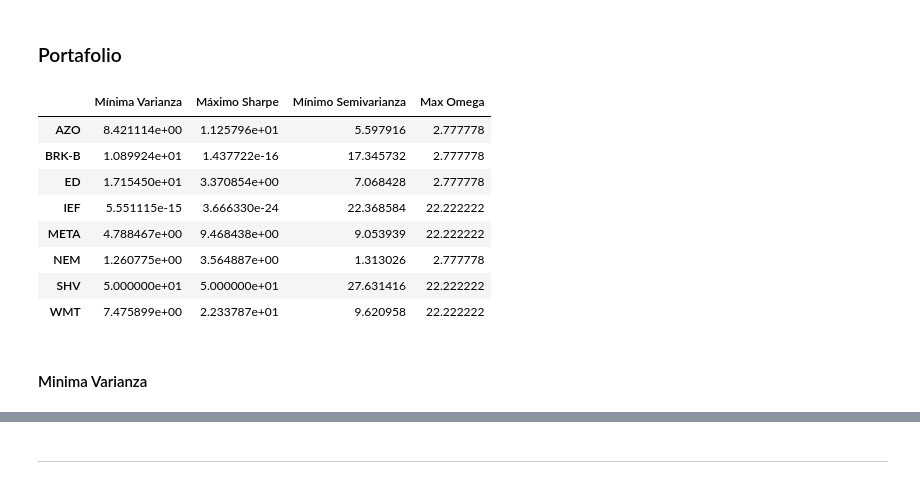
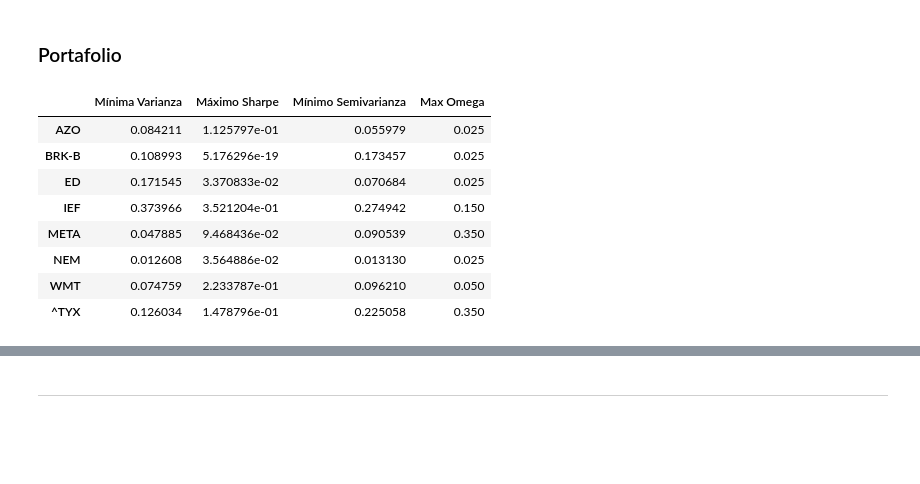
Before and after one commit to ppmelch/Portafolios-de-Inversi-n, a Jupyter notebook: Proyecto/Proyecto[1]_(1) (1)[1].ipynb, the cells around one changed output, grey strips where cells are left out. Saved outputs shown, nothing was run; the diff lists cells and outputs as text; code cells hidden in the pictures; blank space fills up the shorter version.

```diff
--- a/Proyecto/Proyecto[1]_(1) (1)[1].ipynb
+++ b/Proyecto/Proyecto[1]_(1) (1)[1].ipynb
@@ -152,7 +152,7 @@ class OptimizePortfolioWeights:
 
         w0=np.ones(self.n_stocks)/self.n_stocks
 
-        bounds=[(0.05,0.4 )]*self.n_stocks
+        bounds=[(0.05,0.7 )]*self.n_stocks
 
         constraint=lambda w: sum(w)-1
 
@@ -596,7 +655,7 @@ DataFrame_tactical
 # %% [markdown]
  ### Obtención de Datos
 # %%
-strategic_prices = yf.download(['SHV', 'IEF'], start='2024-01-01', end='2025-07-01', progress=False)['Close']
+strategic_prices = yf.download(['^TYX', 'IEF'], start='2024-01-01', end='2025-07-01', progress=False)['Close']
 # %%
 returns_strategic = strategic_prices.pct_change().dropna()
 # %% [markdown]
@@ -654,18 +713,15 @@ DataFrame_strategic*100
 # %%
 combined_df = DataFrame_tactical.add(DataFrame_strategic, fill_value=0)
 combined_df = combined_df.div(combined_df.sum())
-combined_df_percentage = combined_df * 100
-
-combined_df_percentage
+Portafolio = combined_df
+Portafolio
 # %% [output]
 |  | Mínima Varianza | Máximo Sharpe | Mínimo Semivarianza | Max Omega |
-| AZO | 8.421114e+00 | 1.125796e+01 | 5.597916 | 2.777778 |
-| BRK-B | 1.089924e+01 | 1.437722e-16 | 17.345732 | 2.777778 |
-| ED | 1.715450e+01 | 3.370854e+00 | 7.068428 | 2.777778 |
-| IEF | 5.551115e-15 | 3.666330e-24 | 22.368584 | 22.222222 |
-| META | 4.788467e+00 | 9.468438e+00 | 9.053939 | 22.222222 |
-| NEM | 1.260775e+00 | 3.564887e+00 | 1.313026 | 2.777778 |
-| SHV | 5.000000e+01 | 5.000000e+01 | 27.631416 | 22.222222 |
-| WMT | 7.475899e+00 | 2.233787e+01 | 9.620958 | 22.222222 |
+| AZO | 0.084211 | 1.125797e-01 | 0.055979 | 0.025 |
+| BRK-B | 0.108993 | 5.176296e-19 | 0.173457 | 0.025 |
+| ED | 0.171545 | 3.370833e-02 | 0.070684 | 0.025 |
+| IEF | 0.373966 | 3.521204e-01 | 0.274942 | 0.150 |
+| META | 0.047885 | 9.468436e-02 | 0.090539 | 0.350 |
+| NEM | 0.012608 | 3.564886e-02 | 0.013130 | 0.025 |
+| WMT | 0.074759 | 2.233787e-01 | 0.096210 | 0.050 |
+| ^TYX | 0.126034 | 1.478796e-01 | 0.225058 | 0.350 |
-# %% [markdown]
-#### Minima Varianza
```
Also changed, not shown: parts of 21 cells of this notebook.
